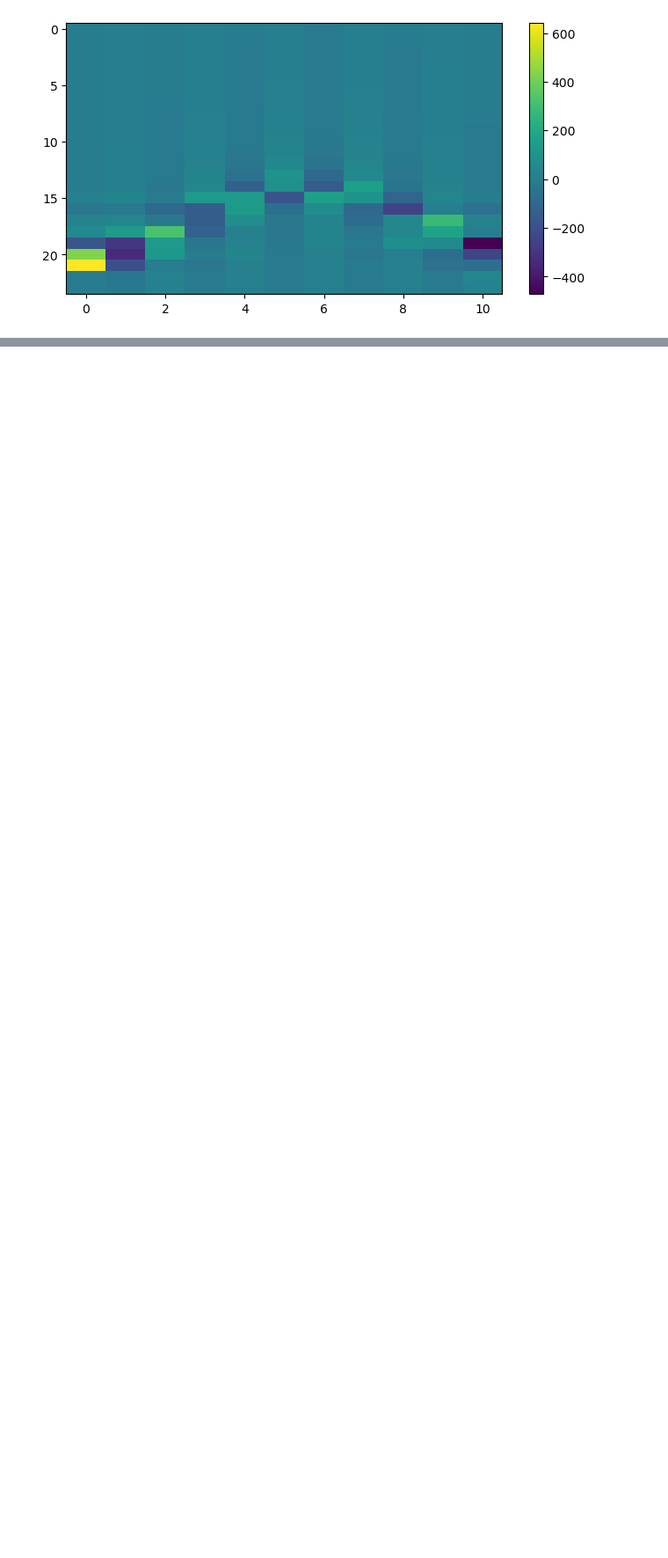
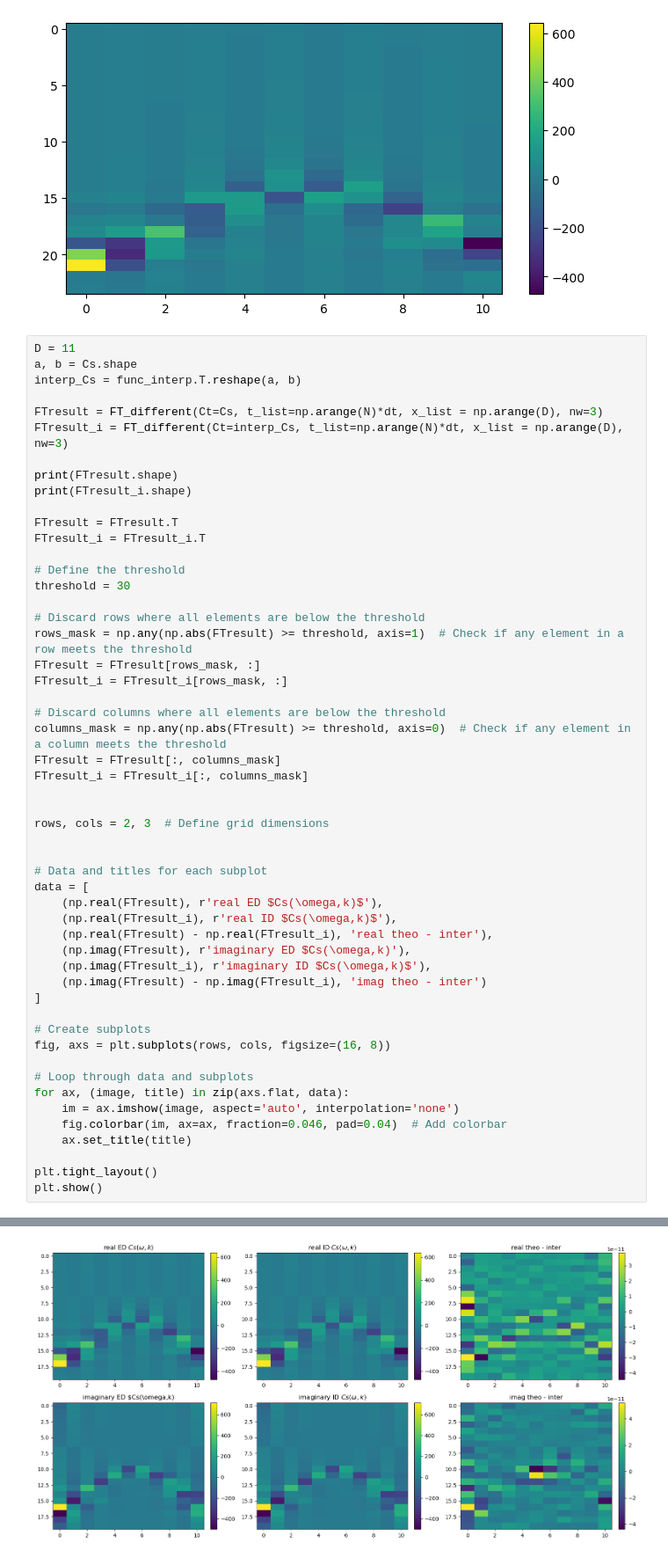
Before and after one commit to gconcheri/Student-Research-Job, a Jupyter notebook: Correlation_function/Correlation_function_Lsites.ipynb, the cells around one changed output, grey strips where cells are left out. Shown at 88% size. Cells and saved outputs as stored; diff of their text form; blank space fills up the shorter version.

```diff
--- a/Correlation_function/Correlation_function_Lsites.ipynb
+++ b/Correlation_function/Correlation_function_Lsites.ipynb
@@ -644,3 +651,56 @@ plt.colorbar()
 <matplotlib.colorbar.Colorbar at 0x...>
 [figure]
 [figure]
+# %%
+D = 11
+a, b = Cs.shape
+interp_Cs = func_interp.T.reshape(a, b)
+
+FTresult = FT_different(Ct=Cs, t_list=np.arange(N)*dt, x_list = np.arange(D), nw=3)
+FTresult_i = FT_different(Ct=interp_Cs, t_list=np.arange(N)*dt, x_list = np.arange(D), nw=3)
+
+print(FTresult.shape)
+print(FTresult_i.shape)
+
+FTresult = FTresult.T
+FTresult_i = FTresult_i.T
+
+# Define the threshold
+threshold = 30
+
+# Discard rows where all elements are below the threshold
+rows_mask = np.any(np.abs(FTresult) >= threshold, axis=1)  # Check if any element in a row meets the threshold
+FTresult = FTresult[rows_mask, :]
+FTresult_i = FTresult_i[rows_mask, :]
+
+# Discard columns where all elements are below the threshold
+columns_mask = np.any(np.abs(FTresult) >= threshold, axis=0)  # Check if any element in a column meets the threshold
+FTresult = FTresult[:, columns_mask]
+FTresult_i = FTresult_i[:, columns_mask]
+
+
+rows, cols = 2, 3  # Define grid dimensions
+
+
+# Data and titles for each subplot
+data = [
+    (np.real(FTresult), r'real ED $Cs(\omega,k)$'),
+    (np.real(FTresult_i), r'real ID $Cs(\omega,k)$'),
+    (np.real(FTresult) - np.real(FTresult_i), 'real theo - inter'),
+    (np.imag(FTresult), r'imaginary ED $Cs(\omega,k)'),
+    (np.imag(FTresult_i), r'imaginary ID $Cs(\omega,k)$'),
+    (np.imag(FTresult) - np.imag(FTresult_i), 'imag theo - inter')
+]
+
+# Create subplots
+fig, axs = plt.subplots(rows, cols, figsize=(16, 8))
+
+# Loop through data and subplots
+for ax, (image, title) in zip(axs.flat, data):
+    im = ax.imshow(image, aspect='auto', interpolation='none')
+    fig.colorbar(im, ax=ax, fraction=0.046, pad=0.04)  # Add colorbar
+    ax.set_title(title)
+
+plt.tight_layout()
+plt.show()
+# %% [output]
@@ -646,0 +709 @@ plt.colorbar()
+[figure, added]
```
Also changed, not shown: parts of 2 cells of this notebook.
